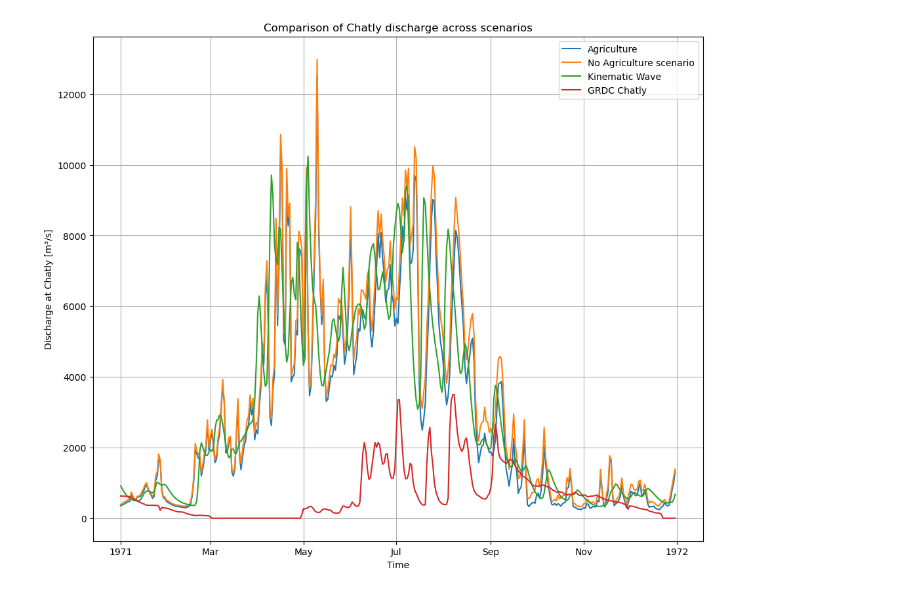
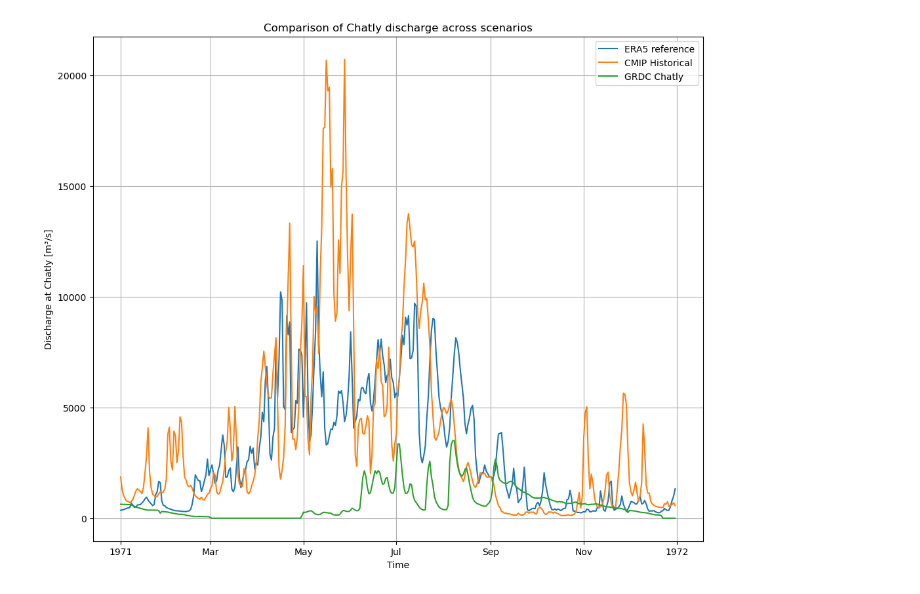
Before and after one commit to andrevdv/MSc_AralSea, a Jupyter notebook: book/thesis_projects/MSc/2025_Q1_AndreVanDerVeen_CEG/work_in_progress/Comparison/comparison_1970.ipynb, the cells around one changed output. Cells and saved outputs as stored; diff of their text form; code cells hidden in the pictures.

```diff
--- a/book/thesis_projects/MSc/2025_Q1_AndreVanDerVeen_CEG/work_in_progress/Comparison/comparison_1970.ipynb
+++ b/book/thesis_projects/MSc/2025_Q1_AndreVanDerVeen_CEG/work_in_progress/Comparison/comparison_1970.ipynb
@@ -24,6 +24,12 @@ results_kwave = pd.read_csv(
     index_col=0,          # use first column as index
     parse_dates=True      # automatically parse as datetime if possible
 )
+
+results_CMIP = pd.read_csv(
+    "Reference_CMIP_7071.csv",
+    index_col=0,          # use first column as index
+    parse_dates=True      # automatically parse as datetime if possible
+)
 # %%
 from ewatercycle.observation.grdc import get_grdc_data
 
@@ -57,18 +119,19 @@ plt.show()
 # %%
 plt.figure(figsize=(12, 10))
 
-plt.plot(results_ref.loc['1971']['Chatly'], label='Agriculture')
-plt.plot(results_agri.loc['1971']['Chatly'], label='No Agriculture scenario')
-plt.plot(results_kwave.loc['1971']['Chatly'], label='Kinematic Wave')
+plt.plot(results_ref.loc['1971']['Chatly'], label='ERA5 reference')
+#plt.plot(results_agri.loc['1971']['Chatly'], label='No Agriculture scenario')
+#plt.plot(results_kwave.loc['1971']['Chatly'], label='Kinematic Wave')
+plt.plot(results_CMIP.loc['1971']['Chatly'], label='CMIP Historical')
 grdc_chatly['streamflow'].sel(time=slice('1971', '1971')).plot(label='GRDC Chatly')
 
 
 plt.xlabel('Time')
 plt.ylabel('Discharge at Chatly [m³/s]')
 plt.title('Comparison of Chatly discharge across scenarios')
 plt.legend()
 #plt.xlim(0,365)
 plt.grid(True)
 plt.show()
 # %% [output]
-[figure, old version]
+[figure, new version]
```
Also changed, not shown: parts of 4 cells of this notebook, 4 other files.
